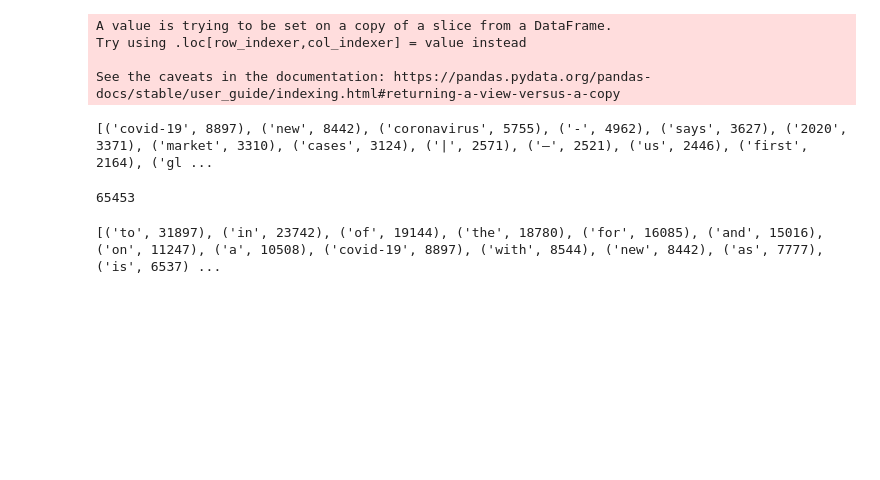
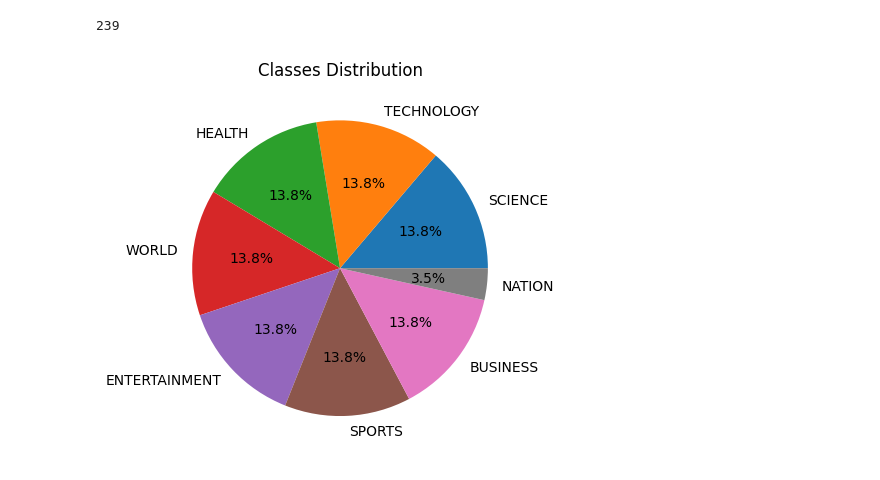
Before and after one commit to qcocheril/NLP_project, a Jupyter notebook: Simple_machine_learning.ipynb, the cells around one changed output. Drawn from its saved outputs; the diff is of its cells as text; code cells hidden in the pictures; blank space fills up the shorter version.

```diff
--- a/Simple_machine_learning.ipynb
+++ b/Simple_machine_learning.ipynb
@@ -15,5 +19,5 @@ from sklearn.linear_model import SGDClassifier
 data = pd.read_csv("labelled_newscatcher_dataset.csv", sep=";")
 data
 
-#X, y = clean_df(data)
+X, y = clean_df(data)
 # %% [output]
@@ -95,23 +29,17 @@ def remove_FreqRare_words(text, RAREWORDS, FREQWORDS, stop_words):
-# %%
-
-filtered_X, y = clean_df(data)
-# %% [output]
-A value is trying to be set on a copy of a slice from a DataFrame.
-Try using .loc[row_indexer,col_indexer] = value instead
-
-See the caveats in the documentation: https://pandas.pydata.org/pandas-docs/stable/user_guide/indexing.html#returning-a-view-versus-a-copy
-[('covid-19', 8897), ('new', 8442), ('coronavirus', 5755), ('-', 4962), ('says', 3627), ('2020', 3371), ('market', 3310), ('cases', 3124), ('|', 2571), ('–', 2521), ('us', 2446), ('first', 2164), ('gl ...
-# %%
-unique_x = list(set(' '.join(filtered_X).split()))
-print(len(unique_x))
-# %% [output]
-65453
-# %%
-print((freq_rare_words(data["title"]))[:100])
-# %% [output]
-[('to', 31897), ('in', 23742), ('of', 19144), ('the', 18780), ('for', 16085), ('and', 15016), ('on', 11247), ('a', 10508), ('covid-19', 8897), ('with', 8544), ('new', 8442), ('as', 7777), ('is', 6537) ...
+# %%
+words_to_remove = define_vocab_to_remove(X)
+len(words_to_remove)
+# %% [output]
+239
 # %%
 class_labels = ['SCIENCE', 'TECHNOLOGY', 'HEALTH', 'WORLD', 'ENTERTAINMENT', 'SPORTS', 'BUSINESS', 'NATION']
 
+# plot the calsses distribution for this sample
+plt.pie(y.value_counts(), labels = y.unique().tolist(), autopct='%1.1f%%')
+plt.title("Classes Distribution")
+plt.show()
+
 label_encoder = LabelEncoder() # instantiate a label encoder
 y_enc = label_encoder.fit_transform(y)
+# %% [output]
+[figure, added]
```
Also changed, not shown: parts of 7 cells of this notebook, 5 other files.
